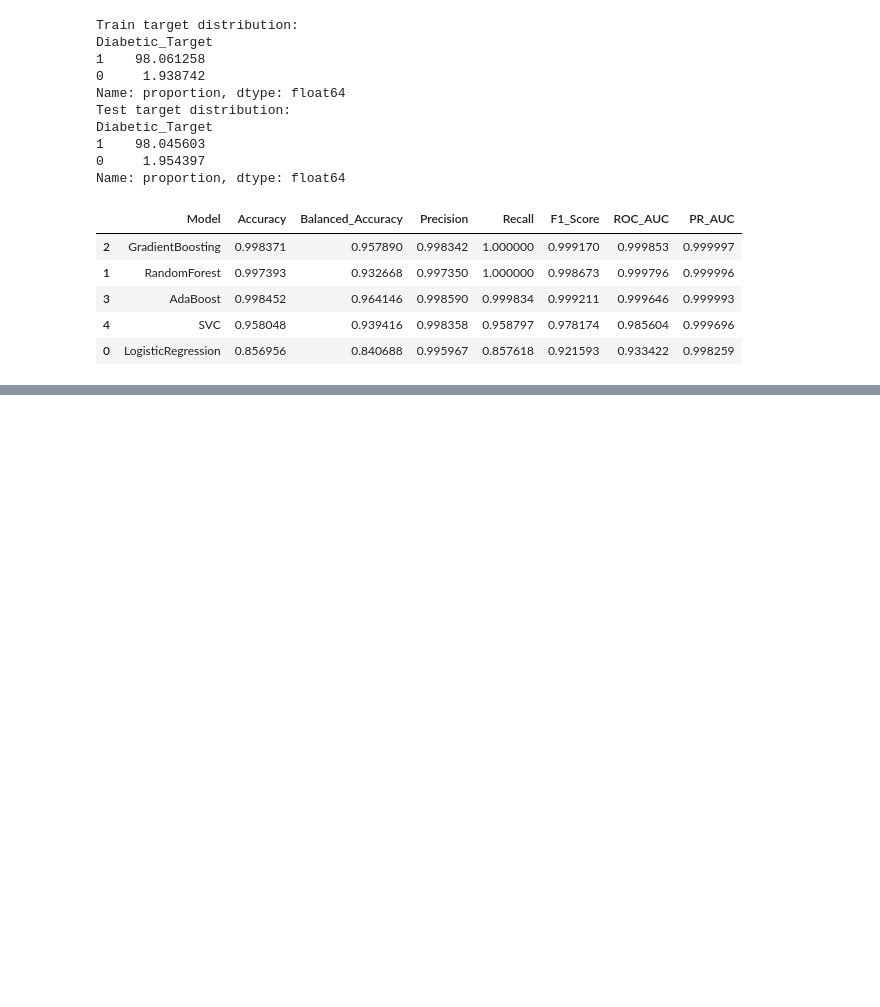
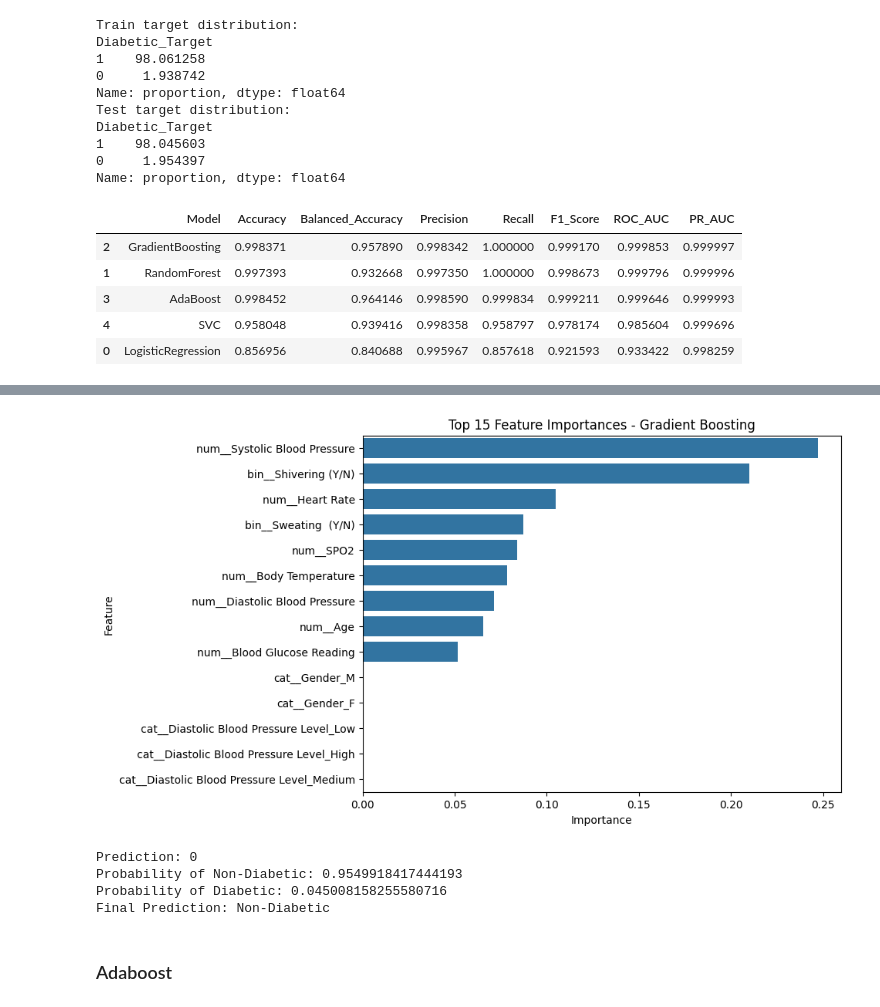
Before and after one commit to suyogkarki1/Diabetes-Detection-Using-Gradient-Boosting, a Jupyter notebook: blood_glucose.ipynb, the cells around one changed output, grey strips where cells are left out. Cells and saved outputs as stored; diff of their text form; code cells hidden in the pictures; blank space fills up the shorter version.

```diff
--- a/blood_glucose.ipynb
+++ b/blood_glucose.ipynb
@@ -949,0 +1100,11 @@ a="samart"
+# %%
+feature_names = gb_model.named_steps['preprocessor'].get_feature_names_out()
+
+importances = gb_model.named_steps['classifier'].feature_importances_
+
+feature_importance_df = pd.DataFrame({
+    'Feature': feature_names,
+    'Importance': importances
+}).sort_values(by='Importance', ascending=False)
+
+feature_importance_df.head(15)
@@ -949,0 +1127,47 @@ a="samart"
+# %%
+plt.figure(figsize=(8, 6))
+sns.barplot(
+    x='Importance',
+    y='Feature',
+    data=feature_importance_df.head(15)
+)
+
+plt.title('Top 15 Feature Importances - Gradient Boosting')
+plt.xlabel('Importance')
+plt.ylabel('Feature')
+plt.show()
+# %% [output]
+[figure, added]
+# %%
+custom_sample = pd.DataFrame([{
+    'Age': 32,
+    'Blood Glucose Reading': 82,
+    'Diastolic Blood Pressure': 80,
+    'Systolic Blood Pressure': 127,
+    'Heart Rate': 90,
+    'Body Temperature': 98.0,
+    'SPO2': 97,
+    'Gender': 'F',
+    'Diastolic Blood Pressure Level': 'High',
+    'Sweating  (Y/N)': 0,
+    'Shivering (Y/N)': 0
+}])
+
+custom_prediction = gb_model.predict(custom_sample)[0]
+custom_probability = gb_model.predict_proba(custom_sample)[0]
+
+print("Prediction:", custom_prediction)
+print("Probability of Non-Diabetic:", custom_probability[0])
+print("Probability of Diabetic:", custom_probability[1])
+
+if custom_prediction == 1:
+    print("Final Prediction: Diabetic")
+else:
+    print("Final Prediction: Non-Diabetic")
+# %% [output]
+Prediction: 0
+Probability of Non-Diabetic: 0.9549918417444193
+Probability of Diabetic: 0.045008158255580716
+Final Prediction: Non-Diabetic
+# %% [markdown]
+### Adaboost
```
Also changed, not shown: parts of 22 cells of this notebook.
